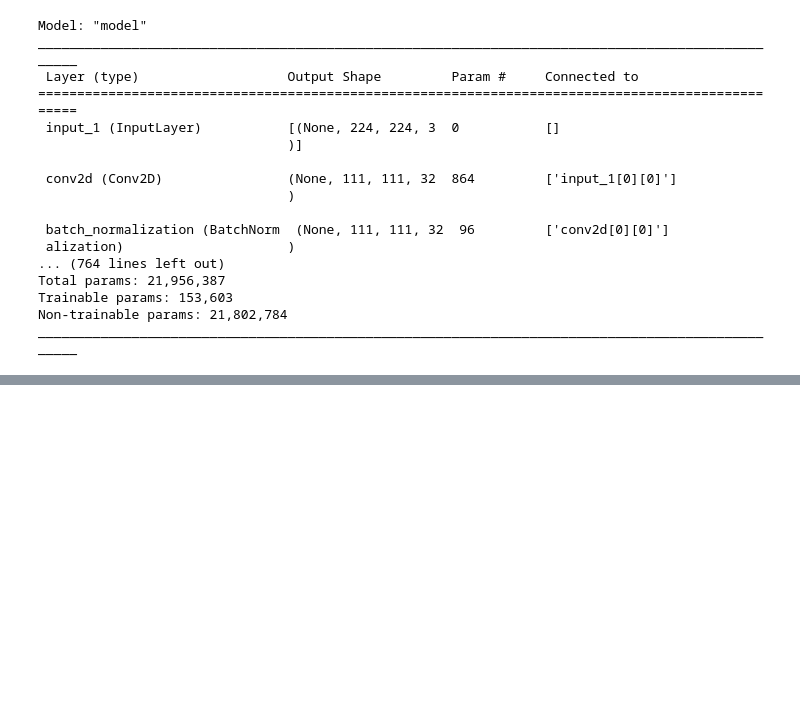
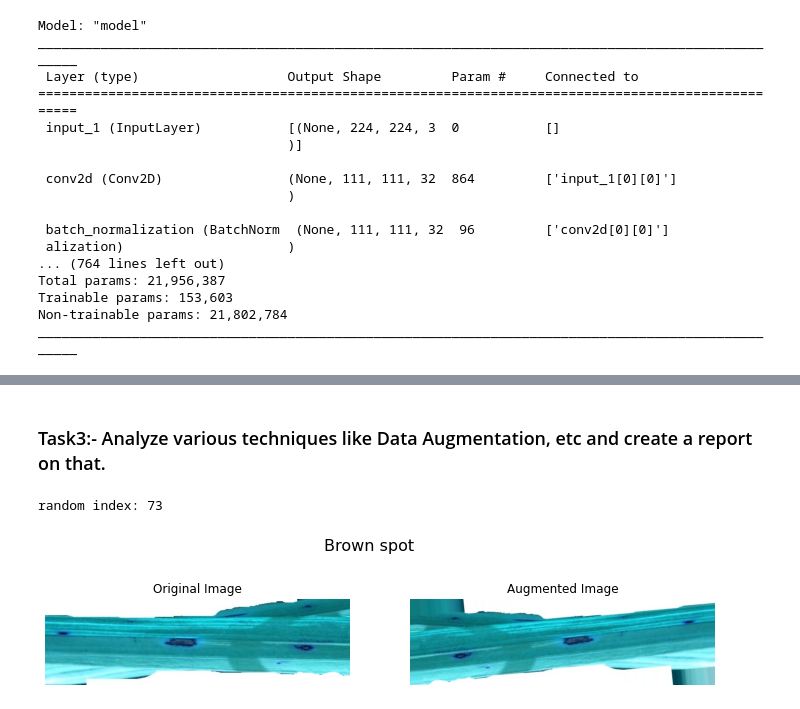
Before and after one commit to munawirapallam/Rice-Leaf, a Jupyter notebook: Rice leaf disease with divided data.ipynb, the cells around one changed output, grey strips where cells are left out. Saved outputs shown, nothing was run; the diff lists cells and outputs as text; code cells hidden in the pictures; blank space fills up the shorter version.

```diff
--- a/Rice leaf disease with divided data.ipynb
+++ b/Rice leaf disease with divided data.ipynb
@@ -53,12 +53,11 @@ i=-1
 images=[]
 classes = []
 image_sizes = []
-# Set the path to your dataset
-dataset_path = '/Users/munawira/06-FEB_Python/projects/Rice_Leaf/Divided_Leaf_Data/Train'
+
 
 # Iterate through each class directory
-for class_name in os.listdir(dataset_path):
-    class_path = os.path.join(dataset_path, class_name)
+for class_name in os.listdir(train_path):
+    class_path = os.path.join(train_path, class_name)
 
     # Check if it's a directory
     if os.path.isdir(class_path):
@@ -80,7 +79,7 @@ for class_name in os.listdir(dataset_path):
             else:
                 print(f"Error reading image: {image_path}")
 
-# Return only unique shapes
+# Return only unique image sizes
 unique_sizes = list(set(image_sizes))
 unique_classes= list(set(classes))
 # %% [output]
@@ -135,12 +135,10 @@ No. of classes in train data: 3
 # %%
 image_sizes_test=[]
 classes_test=[]
-# Set the path to your dataset
-dataset_path = '/Users/munawira/06-FEB_Python/projects/Rice_Leaf/Divided_Leaf_Data/Test'
 
 # Iterate through each class directory
-for class_name in os.listdir(dataset_path):
-    class_path = os.path.join(dataset_path, class_name)
+for class_name in os.listdir(test_path):
+    class_path = os.path.join(test_path, class_name)
 
     # Check if it's a directory
     if os.path.isdir(class_path):
@@ -170,6 +168,10 @@ for class_name in os.listdir(dataset_path):
 # Return only unique sizes and classes in test data
 unique_sizes_test = list(set(image_sizes_test))
 unique_classes_test= list(set(classes_test))
+
+# Return only unique image sizes in both train and test data
+unique_sizes = list(set(image_sizes))
+unique_classes= list(set(classes))
 # %% [output]
 95. Image size: (897, 3081), Class: Bacterial leaf blight
 96. Image size: (897, 3081), Class: Bacterial leaf blight
@@ -519,0 +445,50 @@ random index: 115
+# %% [markdown]
+### Task3:- Analyze various techniques like Data Augmentation, etc and create a report on that.
+# %%
+rand_index=randint(0,118)
+random_img=x[rand_index]
+print(f"random index: {rand_index}")
+
+# resizing to (224,224) for augmentation
+# img_for_aug = cv2.resize(random_img, (IMAGE_SIZE[0], IMAGE_SIZE[1]) )
+# img_array = np.asarray([img_for_aug])
+
+# Convert image to NumPy array adding batch dimension
+img_array = np.asarray([random_img])
+
+# Create an ImageDataGenerator for augmentation
+datagen = ImageDataGenerator(
+    rescale=1./255,
+    rotation_range=10,
+    width_shift_range=0.1,
+    height_shift_range=0.1,
+    shear_range=0.2,
+    zoom_range=0.2,
+    horizontal_flip=True,
+    fill_mode='nearest'
+)
+
+# Generate augmented images
+augmented_images = datagen.flow(img_array, batch_size=1)
+
+fig = plt.figure(figsize=(12, 3))
+fig.suptitle(y[rand_index], fontsize=16)
+
+# Display the original image
+plt.subplot(1, 2, 1)
+plt.imshow(random_img)
+plt.title('Original Image')
+plt.axis('off')
+
+# Display the augmented image
+plt.subplot(1, 2, 2)
+augmented_image = augmented_images.next()[0]
+plt.imshow(augmented_image)
+plt.title('Augmented Image')
+plt.axis('off')
+
+# Show the plot
+plt.show()
+# %% [output]
+random index: 73
+[figure, added]
```
Also changed, not shown: parts of 61 cells of this notebook.
